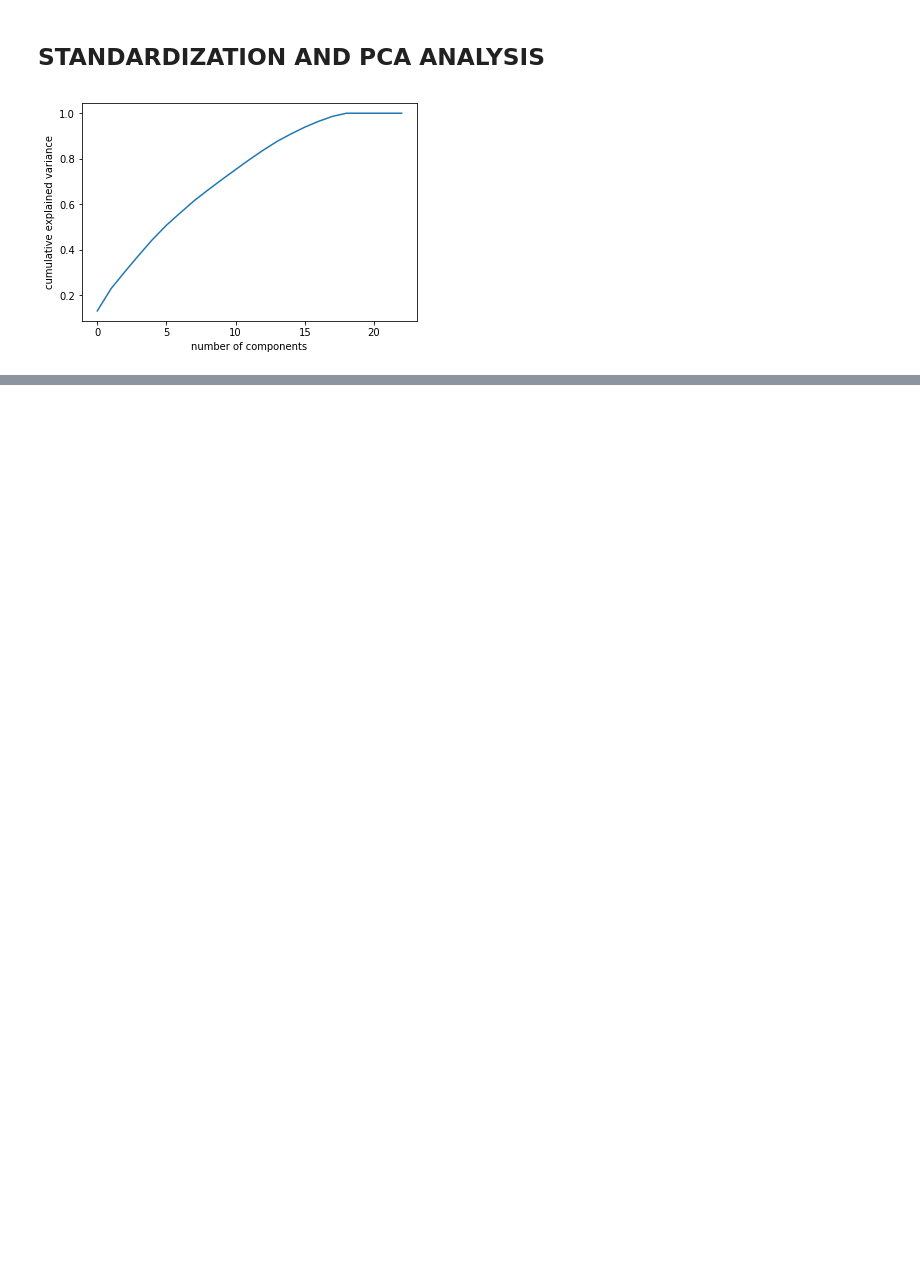
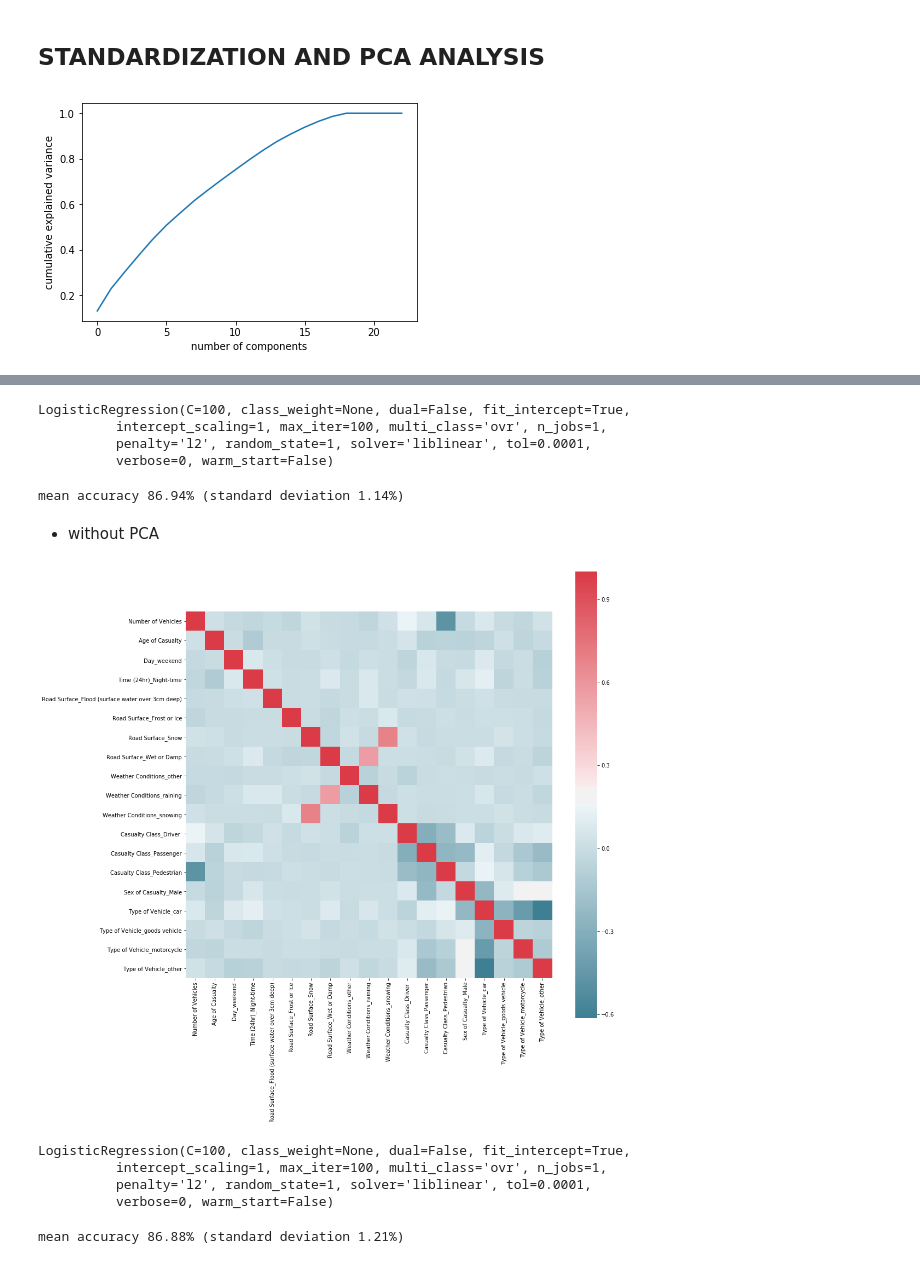
Before and after one commit to eldooriomar/PHBS_MLF_2018, a Jupyter notebook: pyth project.ipynb, the cells around one changed output, grey strips where cells are left out. Saved outputs shown, nothing was run; the diff lists cells and outputs as text; code cells hidden in the pictures; blank space fills up the shorter version.

```diff
--- a/pyth project.ipynb
+++ b/pyth project.ipynb
@@ -200,0 +299,9 @@ X_2 = pca.fit_transform(X_1)
+# %%
+lr = LogisticRegression(C=100, random_state=1)
+#the term C is directly related to the regularization parameter λ
+lr.fit(X_2, y)
+# %% [output]
+LogisticRegression(C=100, class_weight=None, dual=False, fit_intercept=True,
+          intercept_scaling=1, max_iter=100, multi_class='ovr', n_jobs=1,
+          penalty='l2', random_state=1, solver='liblinear', tol=0.0001,
+          verbose=0, warm_start=False)
@@ -200,0 +310,29 @@ X_2 = pca.fit_transform(X_1)
+# %%
+print("mean accuracy %.2f%% (standard deviation %.2f%%)" % (results1.mean()*100, results1.std()*100))
+#The results are summarized as both the mean and standard deviation of the model accuracy on the dataset.
+# %% [output]
+mean accuracy 86.94% (standard deviation 1.14%)
+# %% [markdown]
+* without PCA
+# %%
+X_3 = X.drop(['Road Surface_Dry', 'Weather Conditions_fine', 'Casualty Class_Driver', 'Type of Vehicle_bus'], axis=1)
+# %%
+import seaborn as sns
+
+f, ax = plt.subplots(figsize=(15, 15))
+corr = X_3.corr()
+sns.heatmap(corr, mask=np.zeros_like(corr, dtype=np.bool), cmap=sns.diverging_palette(220, 10, as_cmap=True),
+            square=True, ax=ax)
+
+plt.show()
+# %% [output]
+[figure, added]
+# %%
+lr = LogisticRegression(C=100, random_state=1)
+#the term C is directly related to the regularization parameter λ
+lr.fit(X_3, y)
+# %% [output]
+LogisticRegression(C=100, class_weight=None, dual=False, fit_intercept=True,
+          intercept_scaling=1, max_iter=100, multi_class='ovr', n_jobs=1,
+          penalty='l2', random_state=1, solver='liblinear', tol=0.0001,
+          verbose=0, warm_start=False)
@@ -200,0 +341,5 @@ X_2 = pca.fit_transform(X_1)
+# %%
+print("mean accuracy %.2f%% (standard deviation %.2f%%)" % (results2.mean()*100, results2.std()*100))
+#The results are summarized as both the mean and standard deviation of the model accuracy on the dataset.
+# %% [output]
+mean accuracy 86.88% (standard deviation 1.21%)
```
Also changed, not shown: parts of 27 cells of this notebook, 2 other files.
